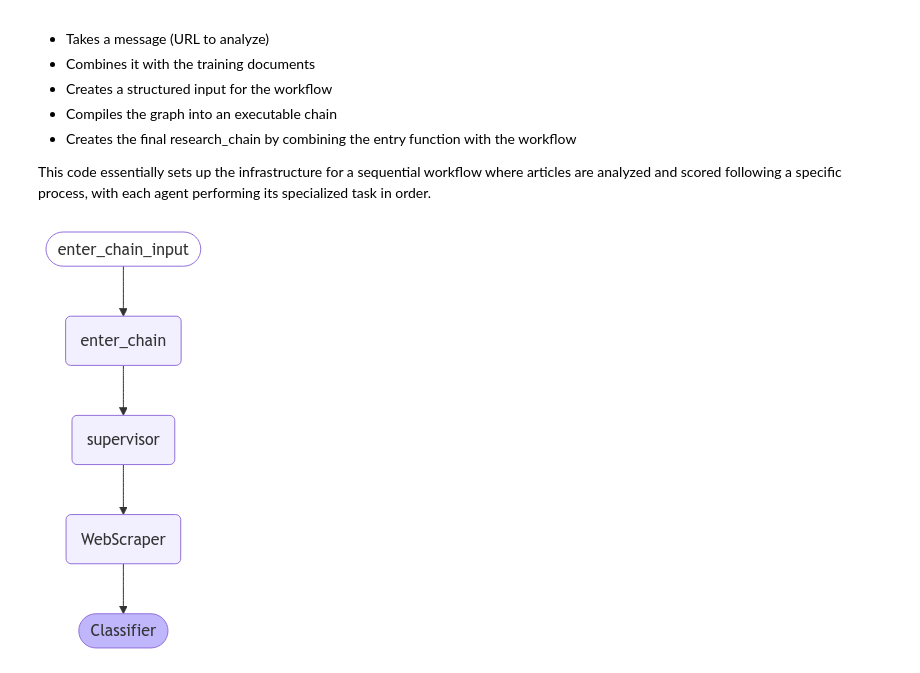
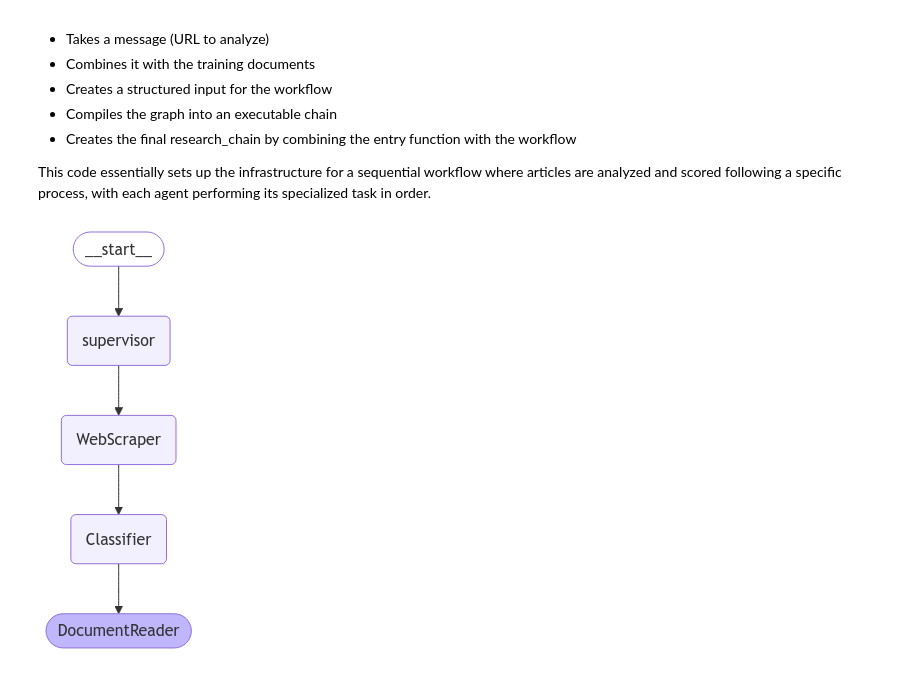
Before and after one commit to lorios22/LangGraphAgents, a Jupyter notebook: articles_classifier_agents/slack_webcraper_classifier.ipynb, the cells around one changed output. Drawn from its saved outputs; the diff is of its cells as text; code cells hidden in the pictures.

```diff
--- a/articles_classifier_agents/slack_webcraper_classifier.ipynb
+++ b/articles_classifier_agents/slack_webcraper_classifier.ipynb
@@ -202,20 +200,37 @@ def create_outline(
             file.write(f"{i + 1}. {point}\n")
     return f"Outline saved to {file_name}"
 
+# Define document paths and load their content
+CLASSIFICATION_DOCS = {
+    "discrepancies": "C:\\Users\\rios1\\LangGraphAgentsTest\\articles_classifier_agents\\improvements_docs\\Classification Discrepancies in Content Scoring.txt",
+    "system": "C:\\Users\\rios1\\LangGraphAgentsTest\\articles_classifier_agents\\improvements_docs\\Classification System for Cryptocurrency Documents.txt",
+    "verification": "C:\\Users\\rios1\\LangGraphAgentsTest\\articles_classifier_agents\\improvements_docs\\Verifying the accuracy of the agent classification.txt"
+}
 
-# Tool to read document contents with optional line range
+# Load documents content at initialization
+DOCS_CONTENT = {}
+for doc_key, file_path in CLASSIFICATION_DOCS.items():
+    try:
+        with open(file_path, "r", encoding="utf-8") as file:
+            DOCS_CONTENT[doc_key] = file.read()
+    except Exception as e:
+        logger.error(f"Error loading {doc_key} document: {e}")
+        DOCS_CONTENT[doc_key] = f"Error loading document: {e}"
 @tool
 def read_document(
-    file_name: Annotated[str, "File path to save the document."],
+    doc_type: Annotated[str, "Type of document to read (discrepancies/system/verification)"],
     start: Annotated[Optional[int], "The start line. Default is 0"] = None,
     end: Annotated[Optional[int], "The end line. Default is None"] = None,
 ) -> str:
-    """Read the specified document."""
-    with (WORKING_DIRECTORY / file_name).open("r") as file:
-        lines = file.readlines()
-    if start is not None:
-        start = 0
-    return "\n".join(lines[start:end])
+    """Read the specified classification document."""
+    if doc_type not in DOCS_CONTENT:
+        return f"Invalid document type. Available types: {', '.join(DOCS_CONTENT.keys())}"
+
+    content = DOCS_CONTENT[doc_type]
+    if start is not None or end is not None:
+        lines = content.split('\n')
+        return '\n'.join(lines[start:end])
+    return content
 
 
 # Tool to write content to a document
@@ -813,13 +691,14 @@ from langgraph.graph import END, StateGraph, START
 research_graph = StateGraph(ResearchTeamState)
 research_graph.add_node("WebScraper", research_node)
 research_graph.add_node("supervisor", supervisor_agent)
-#research_graph.add_node("DocumentReader", document_reader_agent)
-research_graph.add_node("Classifier", classifier_agent)
+research_graph.add_node("DocumentReader", document_reader_agent)
+research_graph.add_node("Classifier", classifier_node)
 
 # Define the control flow
 research_graph.add_edge("supervisor", "WebScraper")
 #research_graph.add_edge("DocumentReader", "WebScraper")
 research_graph.add_edge("WebScraper", "Classifier")
+research_graph.add_edge("Classifier", "DocumentReader")
 
 document_paths = [
     "LangGraphAgentsTest/articles_classifier_agents/improvements_docsClassification Discrepancies in Content Scoring.txt",
@@ -844,9 +723,9 @@ research_chain = enter_chain | chain
 # %%
 from IPython.display import Image, display
 
-display(Image(research_chain.get_graph().draw_mermaid_png()))
+display(Image(chain.get_graph().draw_mermaid_png()))
 # %% [output]
-[figure, old version]
+[figure, new version]
 # %%
 # Input file containing URLs
 input_file = "slack_urls/slack_channel_links_extracted.txt"
```
Also changed, not shown: parts of 5 cells of this notebook, 30 other files.
